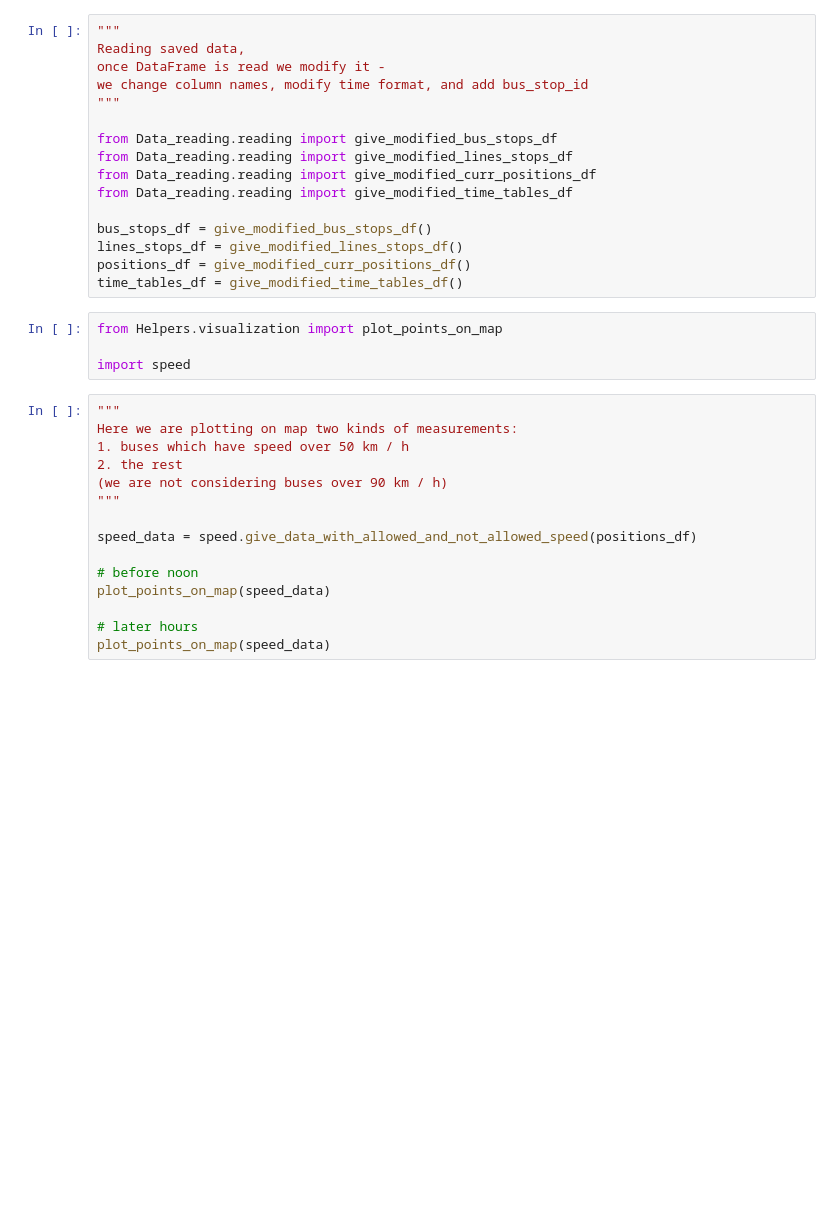
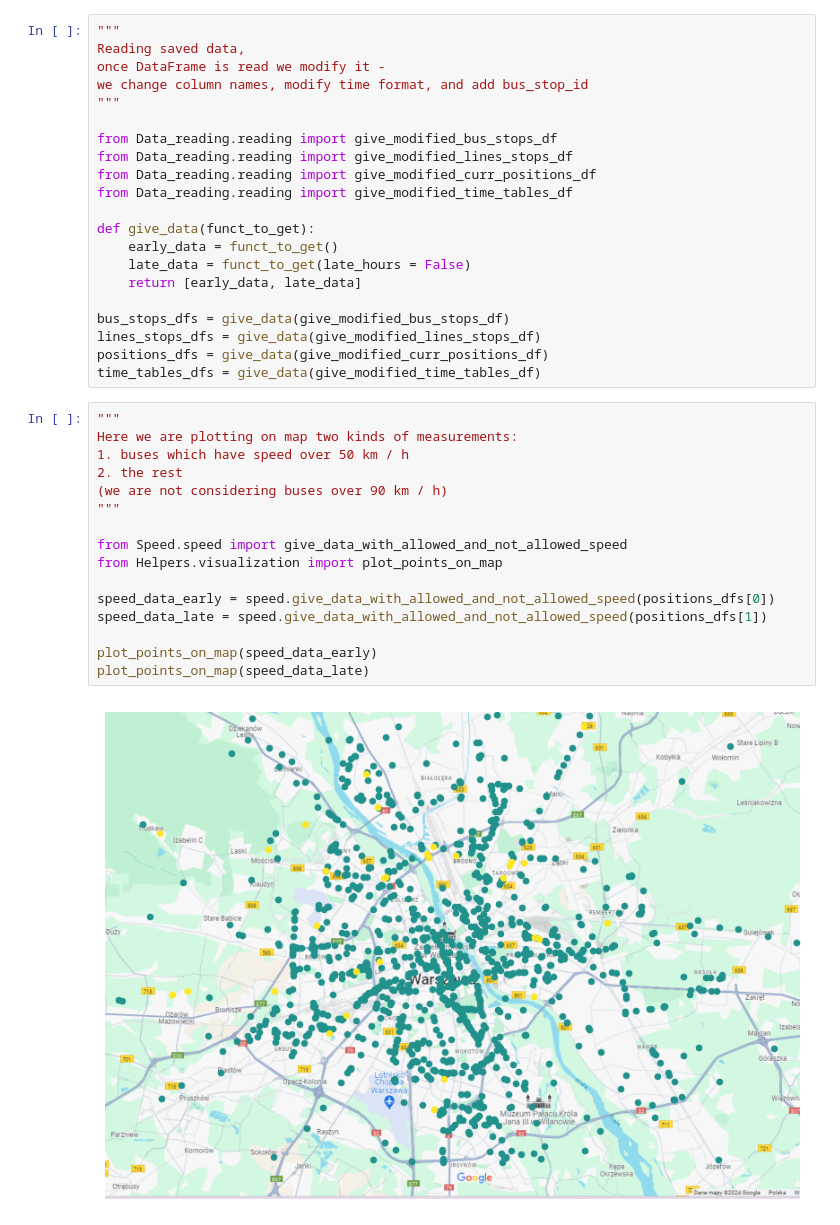
Before and after one commit to Wojtkk/final_python_project, a Jupyter notebook: final_python_project/Data_analysis/result_presentation.ipynb, the cells around one changed output. Cells and saved outputs as stored; diff of their text form; blank space fills up the shorter version.

```diff
--- a/final_python_project/Data_analysis/result_presentation.ipynb
+++ b/final_python_project/Data_analysis/result_presentation.ipynb
@@ -10,26 +10,30 @@ from Data_reading.reading import give_modified_lines_stops_df
 from Data_reading.reading import give_modified_curr_positions_df
 from Data_reading.reading import give_modified_time_tables_df
 
-bus_stops_df = give_modified_bus_stops_df()
-lines_stops_df = give_modified_lines_stops_df()
-positions_df = give_modified_curr_positions_df()
-time_tables_df = give_modified_time_tables_df()
+def give_data(funct_to_get):
+    early_data = funct_to_get()
+    late_data = funct_to_get(late_hours = False)
+    return [early_data, late_data]
+
+bus_stops_dfs = give_data(give_modified_bus_stops_df)
+lines_stops_dfs = give_data(give_modified_lines_stops_df)
+positions_dfs = give_data(give_modified_curr_positions_df)
+time_tables_dfs = give_data(give_modified_time_tables_df)
-# %%
-from Helpers.visualization import plot_points_on_map
-
-import speed
 # %%
 """
 Here we are plotting on map two kinds of measurements:
 1. buses which have speed over 50 km / h
 2. the rest
 (we are not considering buses over 90 km / h)
 """
 
-speed_data = speed.give_data_with_allowed_and_not_allowed_speed(positions_df)
+from Speed.speed import give_data_with_allowed_and_not_allowed_speed
+from Helpers.visualization import plot_points_on_map
 
-# before noon
-plot_points_on_map(speed_data)
+speed_data_early = speed.give_data_with_allowed_and_not_allowed_speed(positions_dfs[0])
+speed_data_late = speed.give_data_with_allowed_and_not_allowed_speed(positions_dfs[1])
 
-# later hours
-plot_points_on_map(speed_data)
+plot_points_on_map(speed_data_early)
+plot_points_on_map(speed_data_late)
+# %% [output]
+[figure, added]
```
Also changed, not shown: parts of 6 cells of this notebook, 8 other files.
